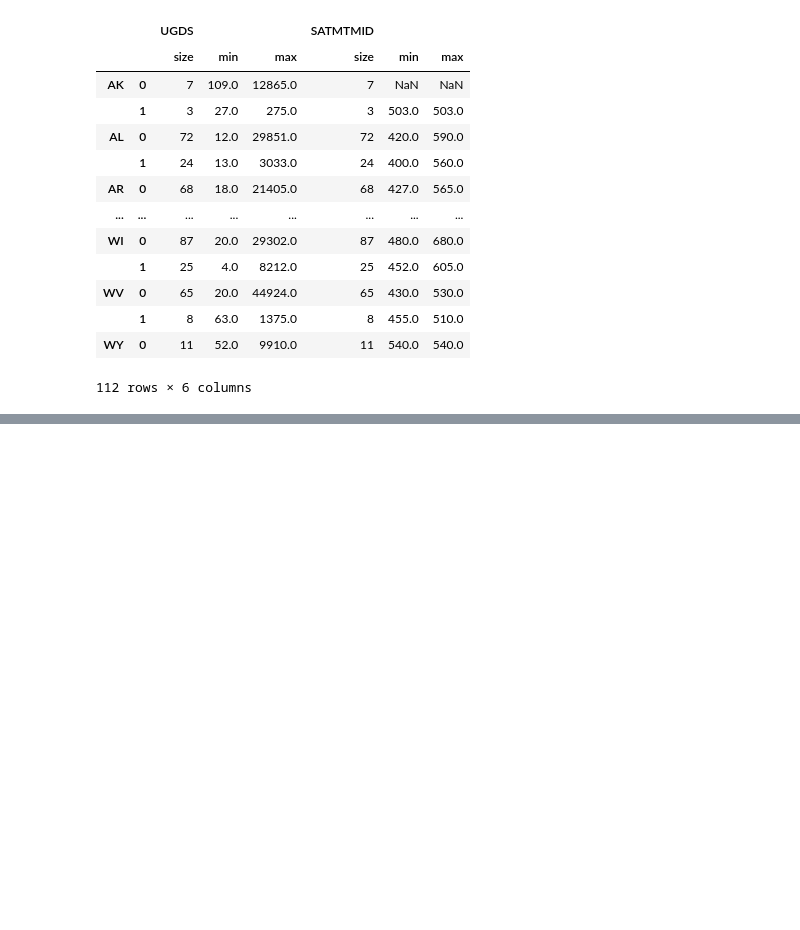
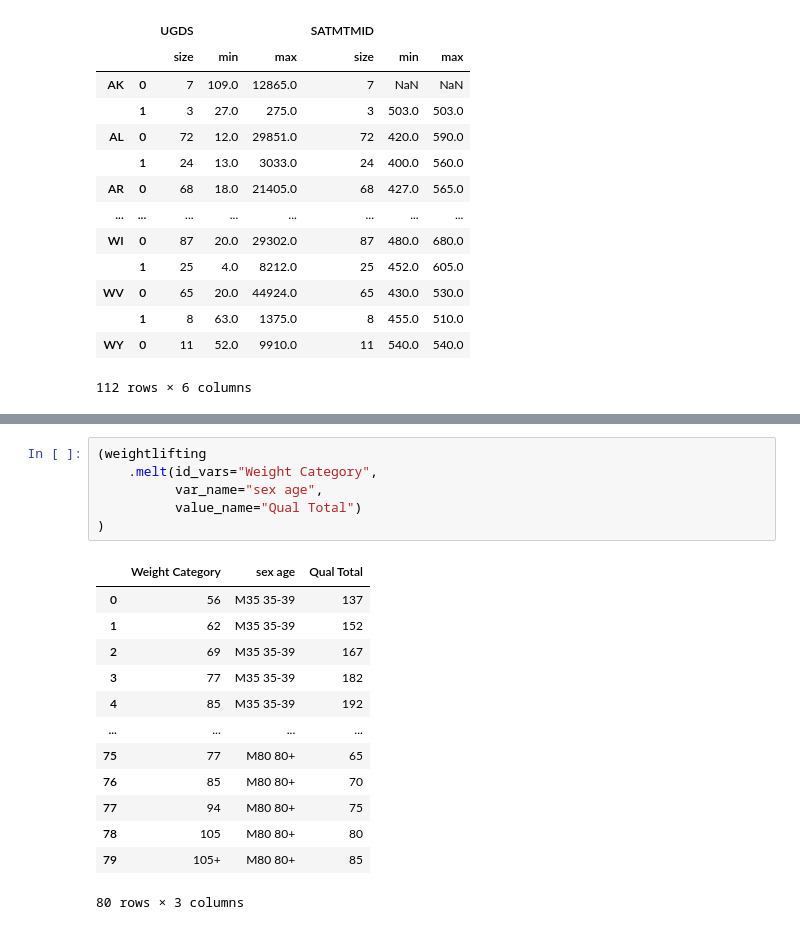
Before and after one commit to hyunjun33/Daily_coding, a Jupyter notebook: 2022-05-09/Restructuring_Data_into_a_Tidy_Form.ipynb, the cells around one changed output, grey strips where cells are left out. Cells and saved outputs as stored; diff of their text form; blank space fills up the shorter version.

```diff
--- a/2022-05-09/Restructuring_Data_into_a_Tidy_Form.ipynb
+++ b/2022-05-09/Restructuring_Data_into_a_Tidy_Form.ipynb
@@ -917,0 +933,20 @@ Length: 708, dtype: float64
+# %%
+(weightlifting
+    .melt(id_vars="Weight Category",
+          var_name="sex age",
+          value_name="Qual Total")
+)
+# %% [output]
+|  | Weight Category | sex age | Qual Total |
+| 0 | 56 | M35 35-39 | 137 |
+| 1 | 62 | M35 35-39 | 152 |
+| 2 | 69 | M35 35-39 | 167 |
+| 3 | 77 | M35 35-39 | 182 |
+| 4 | 85 | M35 35-39 | 192 |
+| ... | ... | ... | ... |
+| 75 | 77 | M80 80+ | 65 |
+| 76 | 85 | M80 80+ | 70 |
+| 77 | 94 | M80 80+ | 75 |
+| 78 | 105 | M80 80+ | 80 |
+| 79 | 105+ | M80 80+ | 85 |
+80 rows × 3 columns
```
Also changed, not shown: parts of 2 cells of this notebook.
